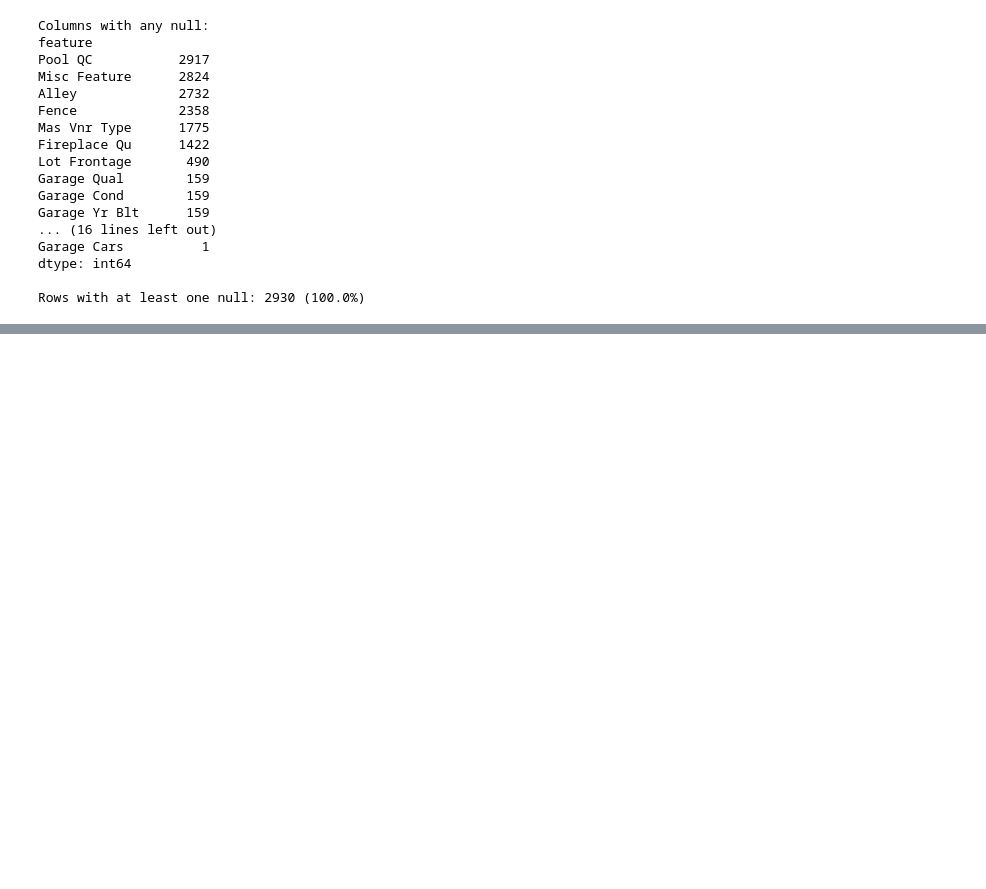
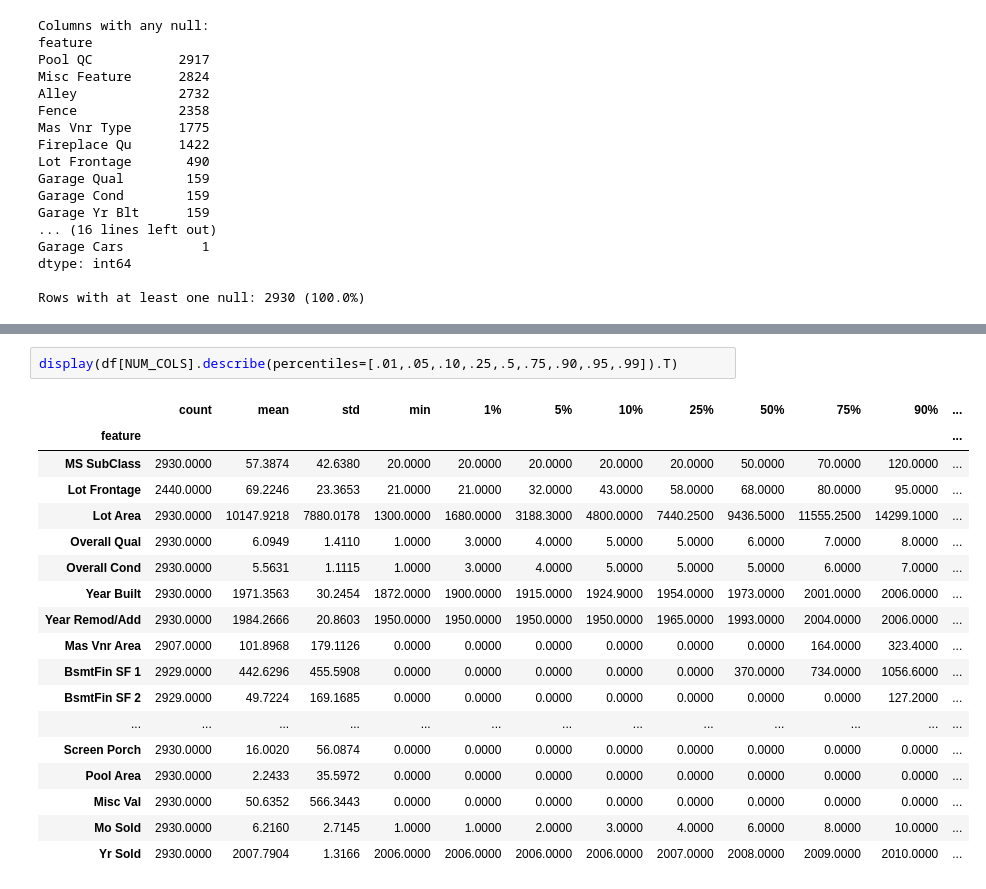
Before and after one commit to ViShEsHK2412/macro-pricer, a Jupyter notebook: notebooks/first.ipynb, the cells around one changed output, grey strips where cells are left out. Saved outputs shown, nothing was run; the diff lists cells and outputs as text; blank space fills up the shorter version.

```diff
--- a/notebooks/first.ipynb
+++ b/notebooks/first.ipynb
@@ -524,0 +550,21 @@ null_bar(df)
+# %%
+display(df[NUM_COLS].describe(percentiles=[.01,.05,.10,.25,.5,.75,.90,.95,.99]).T)
+# %% [output]
+|  | count | mean | std | min | 1% | 5% | 10% | 25% | 50% | 75% | 90% | ... |
+| feature |  |  |  |  |  |  |  |  |  |  |  | ... |
+| MS SubClass | 2930.0000 | 57.3874 | 42.6380 | 20.0000 | 20.0000 | 20.0000 | 20.0000 | 20.0000 | 50.0000 | 70.0000 | 120.0000 | ... |
+| Lot Frontage | 2440.0000 | 69.2246 | 23.3653 | 21.0000 | 21.0000 | 32.0000 | 43.0000 | 58.0000 | 68.0000 | 80.0000 | 95.0000 | ... |
+| Lot Area | 2930.0000 | 10147.9218 | 7880.0178 | 1300.0000 | 1680.0000 | 3188.3000 | 4800.0000 | 7440.2500 | 9436.5000 | 11555.2500 | 14299.1000 | ... |
+| Overall Qual | 2930.0000 | 6.0949 | 1.4110 | 1.0000 | 3.0000 | 4.0000 | 5.0000 | 5.0000 | 6.0000 | 7.0000 | 8.0000 | ... |
+| Overall Cond | 2930.0000 | 5.5631 | 1.1115 | 1.0000 | 3.0000 | 4.0000 | 5.0000 | 5.0000 | 5.0000 | 6.0000 | 7.0000 | ... |
+| Year Built | 2930.0000 | 1971.3563 | 30.2454 | 1872.0000 | 1900.0000 | 1915.0000 | 1924.9000 | 1954.0000 | 1973.0000 | 2001.0000 | 2006.0000 | ... |
+| Year Remod/Add | 2930.0000 | 1984.2666 | 20.8603 | 1950.0000 | 1950.0000 | 1950.0000 | 1950.0000 | 1965.0000 | 1993.0000 | 2004.0000 | 2006.0000 | ... |
+| Mas Vnr Area | 2907.0000 | 101.8968 | 179.1126 | 0.0000 | 0.0000 | 0.0000 | 0.0000 | 0.0000 | 0.0000 | 164.0000 | 323.4000 | ... |
+| BsmtFin SF 1 | 2929.0000 | 442.6296 | 455.5908 | 0.0000 | 0.0000 | 0.0000 | 0.0000 | 0.0000 | 370.0000 | 734.0000 | 1056.6000 | ... |
+| BsmtFin SF 2 | 2929.0000 | 49.7224 | 169.1685 | 0.0000 | 0.0000 | 0.0000 | 0.0000 | 0.0000 | 0.0000 | 0.0000 | 127.2000 | ... |
+| ... | ... | ... | ... | ... | ... | ... | ... | ... | ... | ... | ... | ... |
+| Screen Porch | 2930.0000 | 16.0020 | 56.0874 | 0.0000 | 0.0000 | 0.0000 | 0.0000 | 0.0000 | 0.0000 | 0.0000 | 0.0000 | ... |
+| Pool Area | 2930.0000 | 2.2433 | 35.5972 | 0.0000 | 0.0000 | 0.0000 | 0.0000 | 0.0000 | 0.0000 | 0.0000 | 0.0000 | ... |
+| Misc Val | 2930.0000 | 50.6352 | 566.3443 | 0.0000 | 0.0000 | 0.0000 | 0.0000 | 0.0000 | 0.0000 | 0.0000 | 0.0000 | ... |
+| Mo Sold | 2930.0000 | 6.2160 | 2.7145 | 1.0000 | 1.0000 | 2.0000 | 3.0000 | 4.0000 | 6.0000 | 8.0000 | 10.0000 | ... |
+| Yr Sold | 2930.0000 | 2007.7904 | 1.3166 | 2006.0000 | 2006.0000 | 2006.0000 | 2006.0000 | 2007.0000 | 2008.0000 | 2009.0000 | 2010.0000 | ... |
```
Also changed, not shown: parts of 4 cells of this notebook.
